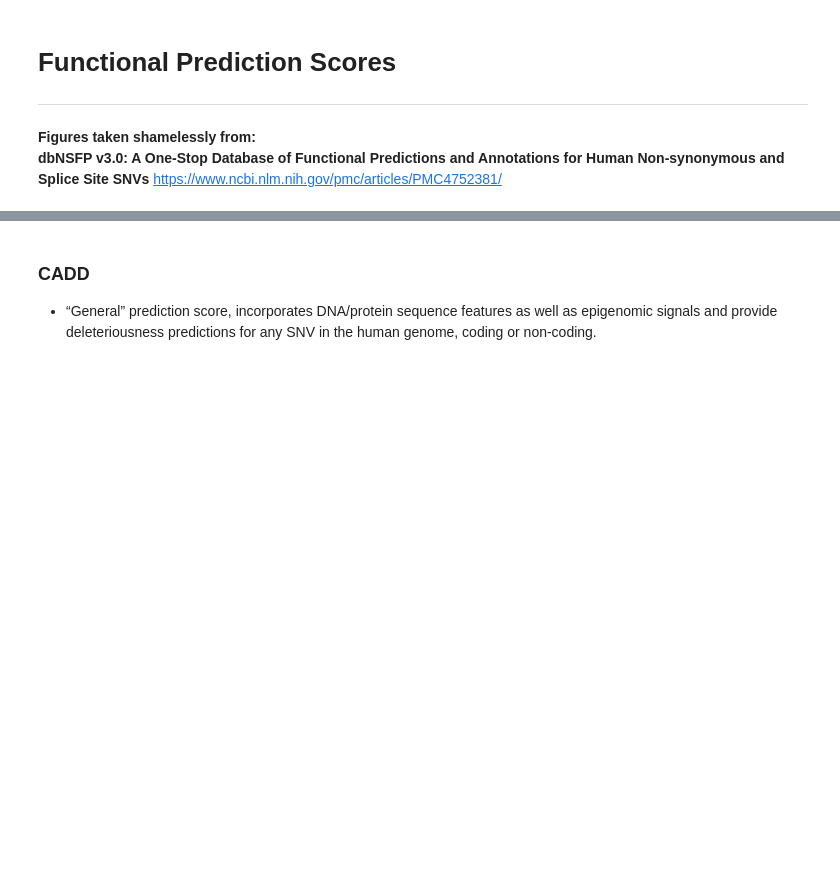
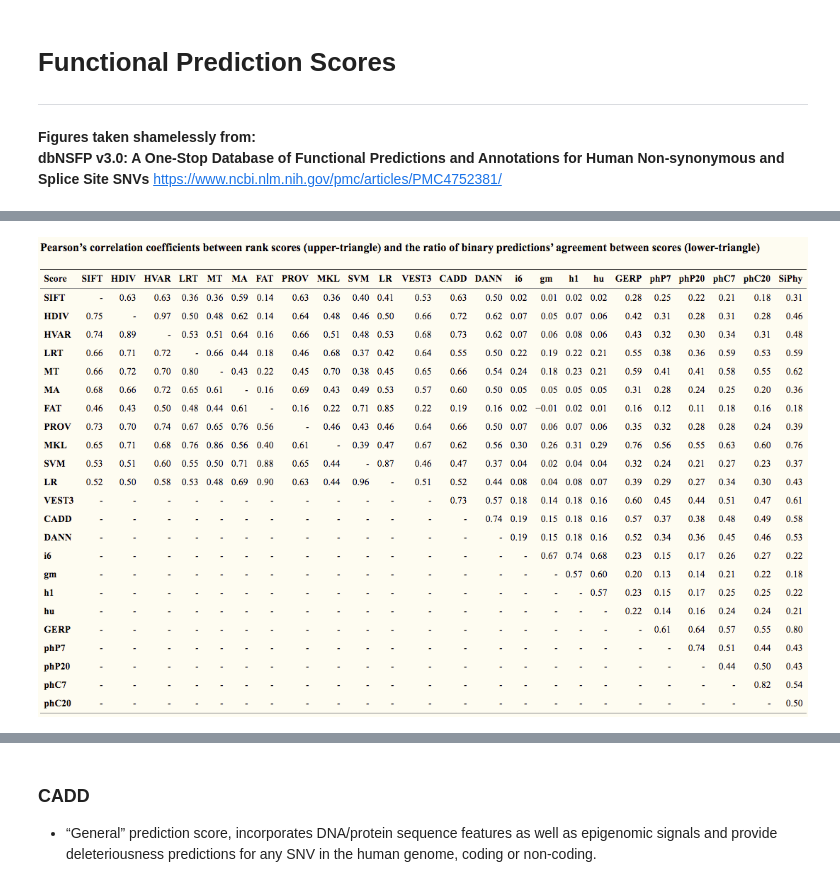
Before and after one commit to danielanach/glyco-clinvar, a Jupyter notebook: code/07_pathogenicity_scores.ipynb, the cells around one changed output, grey strips where cells are left out. Cells and saved outputs as stored; diff of their text form; code cells hidden in the pictures; blank space fills up the shorter version.

```diff
--- a/code/07_pathogenicity_scores.ipynb
+++ b/code/07_pathogenicity_scores.ipynb
@@ -15,0 +17,4 @@ https://www.ncbi.nlm.nih.gov/pmc/articles/PMC4752381/
+# %%
+Image(filename='../data/media/dbnsfp_similiarity.png')
+# %% [output]
+[figure, added]
```
Also changed, not shown: parts of 7 cells of this notebook, 4 other files.
